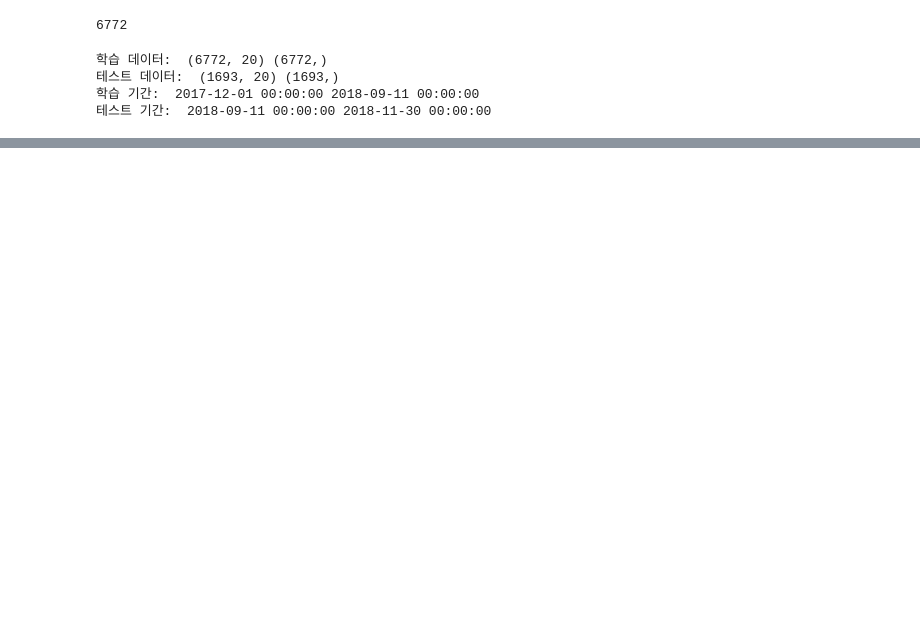
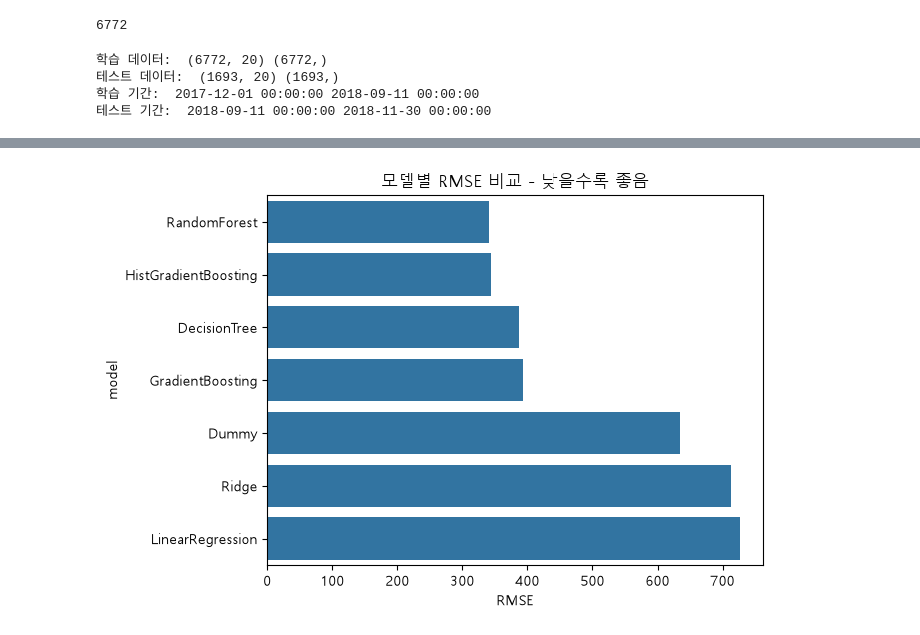
Before and after one commit to dkkim9212/10_MLDL, a Jupyter notebook: 4_서울 자전거 공유 수요 예측 데이터셋.ipynb, the cells around one changed output, grey strips where cells are left out. Saved outputs shown, nothing was run; the diff lists cells and outputs as text; code cells hidden in the pictures; blank space fills up the shorter version.

```diff
--- a/4_서울 자전거 공유 수요 예측 데이터셋.ipynb
+++ b/4_서울 자전거 공유 수요 예측 데이터셋.ipynb
@@ -331,0 +485,41 @@ print('테스트 기간: ', model_df.loc[split_idx:, 'Date'].min(), model_df.loc
+# %%
+# alpha: alpha가 커질수록 규제가 강해짐. alpha가 작아지면 LinearRegression과 비슷
+models = {
+    'Dummy': Pipeline([
+        ('preprocess', preprocess_for_tree),
+        ('model', DummyRegressor(strategy='mean'))
+    ]),
+    'LinearRegression': Pipeline([
+        ('preprocess', preprocess_for_linear),
+        ('model', LinearRegression())
+    ]),
+    'Ridge': Pipeline([
+        ('preprocess', preprocess_for_linear),
+        ('model', Ridge(alpha=1.0, random_state=RANDOM_STATE))
+    ]),
+    'DecisionTree': Pipeline([
+        ('preprocess', preprocess_for_tree),
+        ('model', DecisionTreeRegressor(random_state=RANDOM_STATE))
+    ]),
+    'RandomForest': Pipeline([
+        ('preprocess', preprocess_for_tree),
+        ('model', RandomForestRegressor(random_state=RANDOM_STATE, n_estimators=300, n_jobs=-1))
+    ]),
+    'GradientBoosting': Pipeline([
+        ('preprocess', preprocess_for_tree),
+        ('model', GradientBoostingRegressor(random_state=RANDOM_STATE))
+    ]),
+    'HistGradientBoosting': Pipeline([
+        ('preprocess', preprocess_for_tree),
+        ('model', HistGradientBoostingRegressor(random_state=RANDOM_STATE))
+    ])
+}
+# %%
+results = []
+
+for name, model in models.items():
+    model.fit(X_train, y_train)
+    results.append(evaluate_regression(model, X_test, y_test, name))
+# %%
+result_df = pd.DataFrame(results).sort_values('RMSE')
+result_df
@@ -331,0 +535,6 @@ print('테스트 기간: ', model_df.loc[split_idx:, 'Date'].min(), model_df.loc
+# %%
+sns.barplot(data=result_df, x='RMSE', y='model')
+plt.title('모델별 RMSE 비교 - 낮을수록 좋음')
+plt.show()
+# %% [output]
+[figure, added]
```
Also changed, not shown: parts of 69 cells of this notebook, 6 other files.
